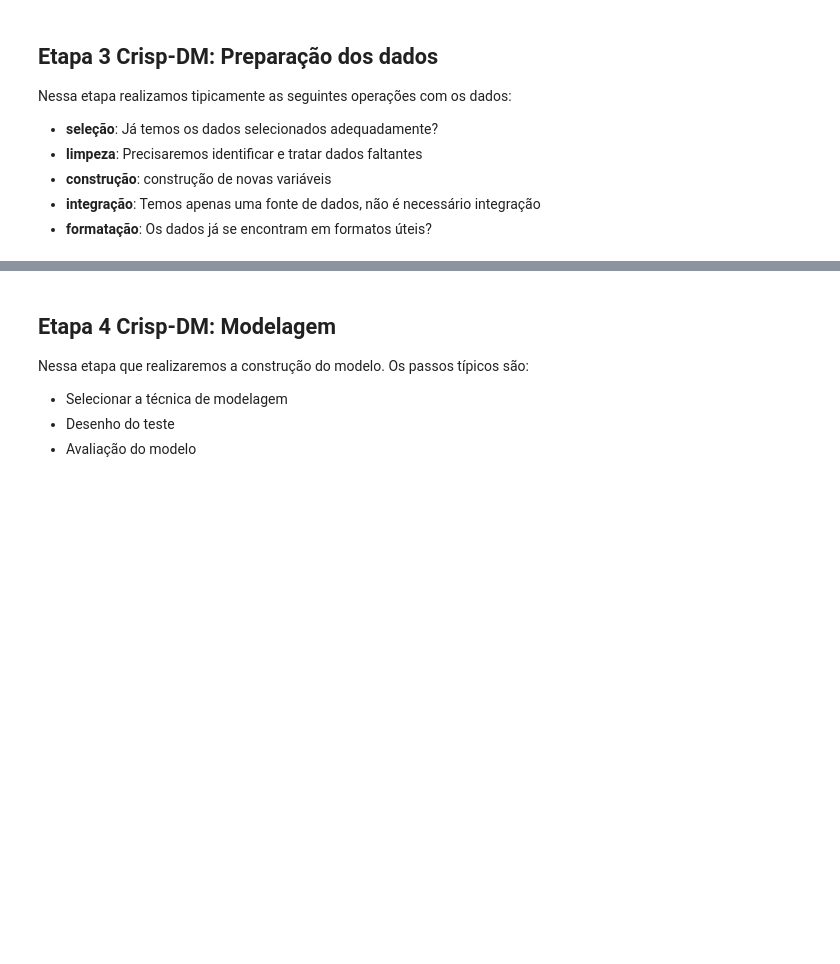
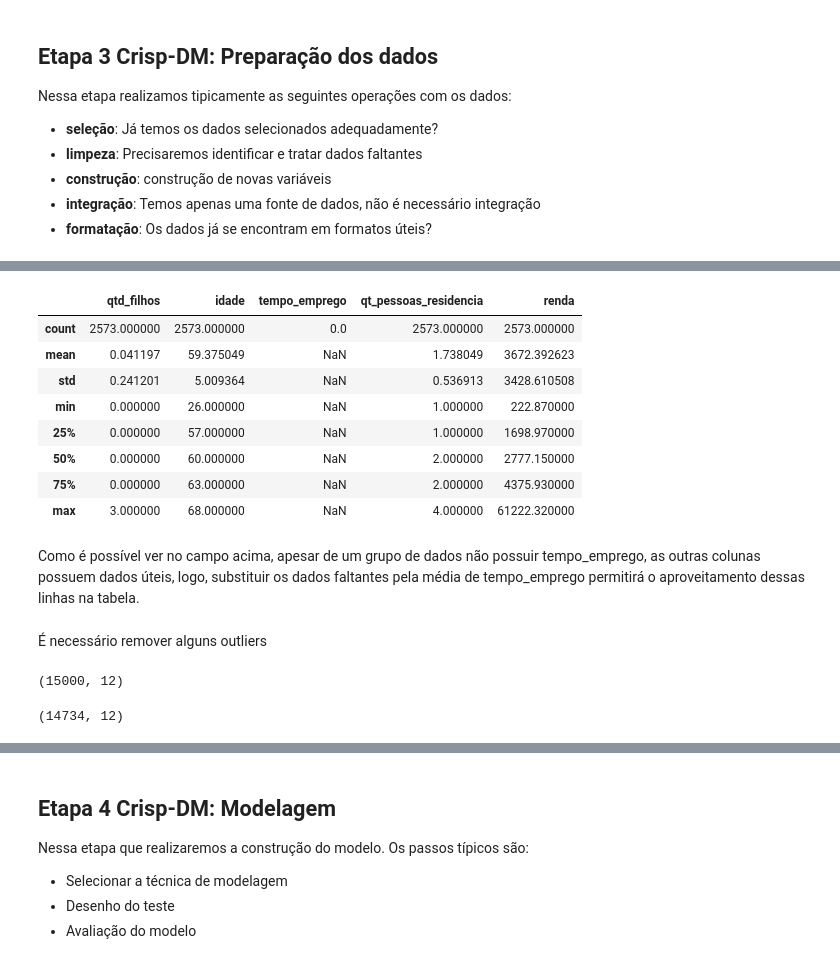
Before and after one commit to piresthiago10/estudos_data_science, a Jupyter notebook: modulo_16_encadeamento_metodos/projeto 2/projeto-2.ipynb, the cells around one changed output, grey strips where cells are left out. Drawn from its saved outputs; the diff is of its cells as text; code cells hidden in the pictures; blank space fills up the shorter version.

Commit message:
preparacao dos dados

```diff
--- a/modulo_16_encadeamento_metodos/projeto 2/projeto-2.ipynb
+++ b/modulo_16_encadeamento_metodos/projeto 2/projeto-2.ipynb
@@ -254,0 +270,17 @@ Nessa etapa realizamos tipicamente as seguintes operações com os dados:
+# %%
+columns = [
+    'sexo',
+    'posse_de_veiculo',
+    'posse_de_imovel',
+    'qtd_filhos',
+    'tipo_renda',
+    'educacao',
+    'estado_civil',
+    'tipo_residencia',
+    'idade',
+    'tempo_emprego',
+    'qt_pessoas_residencia',
+    'renda'
+]
+renda_original = pd.DataFrame(renda_original, columns=columns)
+renda_original.columns.to_list()
@@ -254,0 +300,15 @@ Nessa etapa realizamos tipicamente as seguintes operações com os dados:
+# %%
+renda_tempo_emprego_na = renda_original.loc[renda_original['tempo_emprego'].isna()]
+renda_tempo_emprego_na.describe()
+# %% [output]
+|  | qtd_filhos | idade | tempo_emprego | qt_pessoas_residencia | renda |
+| count | 2573.000000 | 2573.000000 | 0.0 | 2573.000000 | 2573.000000 |
+| mean | 0.041197 | 59.375049 | NaN | 1.738049 | 3672.392623 |
+| std | 0.241201 | 5.009364 | NaN | 0.536913 | 3428.610508 |
+| min | 0.000000 | 26.000000 | NaN | 1.000000 | 222.870000 |
+| 25% | 0.000000 | 57.000000 | NaN | 1.000000 | 1698.970000 |
+| 50% | 0.000000 | 60.000000 | NaN | 2.000000 | 2777.150000 |
+| 75% | 0.000000 | 63.000000 | NaN | 2.000000 | 4375.930000 |
+| max | 3.000000 | 68.000000 | NaN | 4.000000 | 61222.320000 |
+# %% [markdown]
+Como é possível ver no campo acima, apesar de um grupo de dados não possuir tempo_emprego, as outras colunas possuem dados úteis, logo, substituir os dados faltantes pela média de tempo_emprego permitirá o aproveitamento dessas linhas na tabela.
@@ -254,0 +317,14 @@ Nessa etapa realizamos tipicamente as seguintes operações com os dados:
+# %% [markdown]
+É necessário remover alguns outliers
+# %%
+renda_original.shape
+# %% [output]
+(15000, 12)
+# %%
+renda_original = renda_original.loc[renda_original['qtd_filhos'] <= 2]
+renda_original = renda_original.loc[renda_original['qt_pessoas_residencia'] <= 4]
+renda_original = renda_original.loc[renda_original['renda'] <= 100_000]
+renda_original = renda_original.loc[renda_original['tempo_emprego'] <= 38]
+renda_original.shape
+# %% [output]
+(14734, 12)
```
Also changed, not shown: parts of 8 cells of this notebook.
